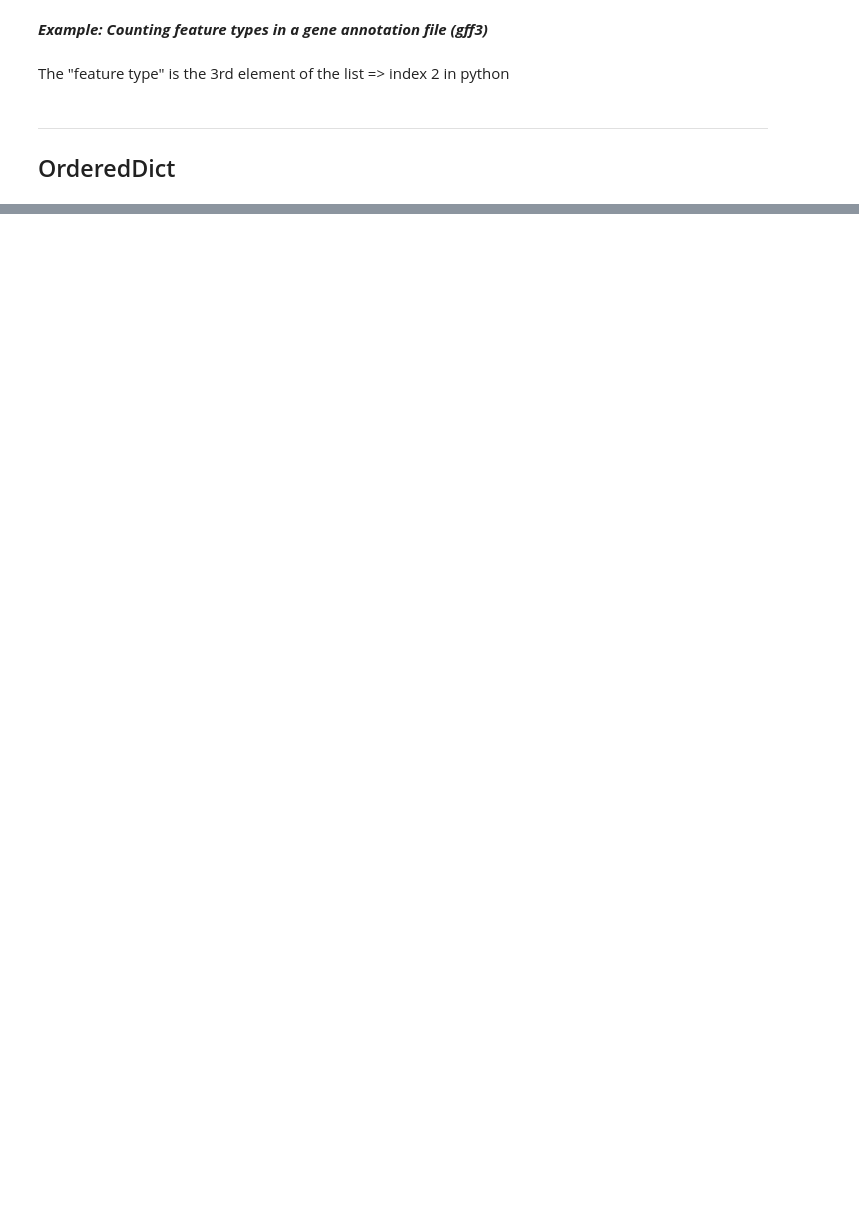
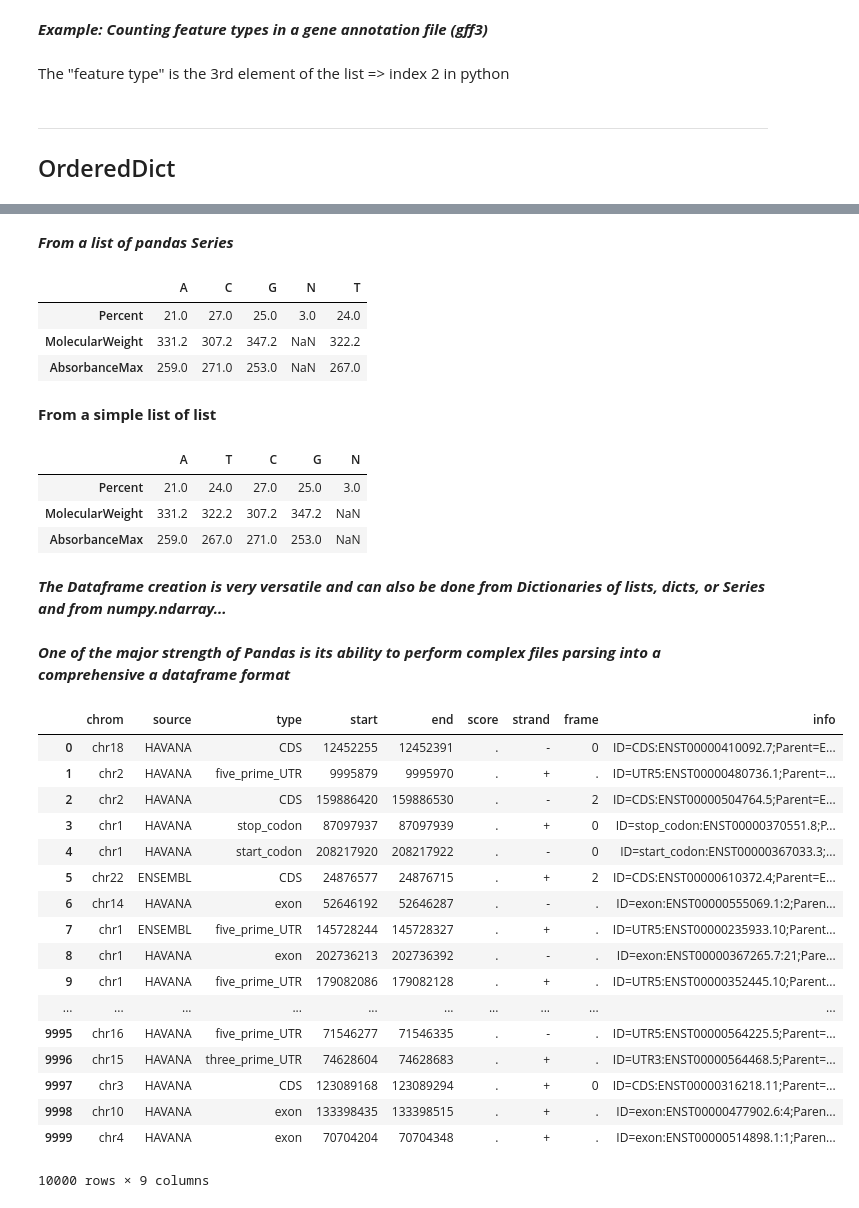
Before and after one commit to mgalardini/2016_python_course, a Jupyter notebook: notebooks/[2]-Advanced_data_structures-and-file-parsing.ipynb, the cells around one changed output, grey strips where cells are left out. Saved outputs shown, nothing was run; the diff lists cells and outputs as text; code cells hidden in the pictures; blank space fills up the shorter version.

```diff
--- a/notebooks/[2]-Advanced_data_structures-and-file-parsing.ipynb
+++ b/notebooks/[2]-Advanced_data_structures-and-file-parsing.ipynb
@@ -126,0 +321,52 @@ SyntaxError: invalid syntax (<ipython-input-29-c04425c6df47>, line 1)
+# %% [markdown]
+***From a list of pandas Series***
+# %%
+series_list = [
+    pd.Series({'A':21.0, 'T':24.0, 'C':27.0, 'G':25.0, 'N':3.0}, name="Percent"),
+    pd.Series({'A':331.2, 'T':322.2, 'C':307.2, 'G':347.2, 'N':None}, name="MolecularWeight"),
+    pd.Series({'A':259, 'T':267, 'C':271, 'G':253, 'N':None}, name="AbsorbanceMax")]
+
+pd.DataFrame(series_list)
+# %% [output]
+|  | A | C | G | N | T |
+| Percent | 21.0 | 27.0 | 25.0 | 3.0 | 24.0 |
+| MolecularWeight | 331.2 | 307.2 | 347.2 | NaN | 322.2 |
+| AbsorbanceMax | 259.0 | 271.0 | 253.0 | NaN | 267.0 |
+# %% [markdown]
+**From a simple list of list**
+# %%
+list_list = [[21.0, 24.0, 27.0, 25.0, 3.0], [331.2, 322.2, 307.2, 347.2, None], [259, 267, 271, 253, None]]
+column_list = ['A', 'T', 'C', 'G', 'N']
+index_list = ["Percent", "MolecularWeight", "AbsorbanceMax"]
+
+pd.DataFrame(list_list, index=index_list, columns=column_list)
+# %% [output]
+|  | A | T | C | G | N |
+| Percent | 21.0 | 24.0 | 27.0 | 25.0 | 3.0 |
+| MolecularWeight | 331.2 | 322.2 | 307.2 | 347.2 | NaN |
+| AbsorbanceMax | 259.0 | 267.0 | 271.0 | 253.0 | NaN |
+# %% [markdown]
+***The Dataframe creation is very versatile and can also be done from Dictionaries of lists, dicts, or Series and from numpy.ndarray...***
+# %% [markdown]
+***One of the major strength of Pandas is its ability to perform complex files parsing into a comprehensive a dataframe format***
+# %%
+pd.read_table("../data/gencode_random.gff3", sep="\t", names =["chrom", "source", "type", "start", "end", "score", "strand", "frame", "info"])
+# %% [output]
+|  | chrom | source | type | start | end | score | strand | frame | info |
+| 0 | chr18 | HAVANA | CDS | 12452255 | 12452391 | . | - | 0 | ID=CDS:ENST00000410092.7;Parent=E... |
+| 1 | chr2 | HAVANA | five_prime_UTR | 9995879 | 9995970 | . | + | . | ID=UTR5:ENST00000480736.1;Parent=... |
+| 2 | chr2 | HAVANA | CDS | 159886420 | 159886530 | . | - | 2 | ID=CDS:ENST00000504764.5;Parent=E... |
+| 3 | chr1 | HAVANA | stop_codon | 87097937 | 87097939 | . | + | 0 | ID=stop_codon:ENST00000370551.8;P... |
+| 4 | chr1 | HAVANA | start_codon | 208217920 | 208217922 | . | - | 0 | ID=start_codon:ENST00000367033.3;... |
+| 5 | chr22 | ENSEMBL | CDS | 24876577 | 24876715 | . | + | 2 | ID=CDS:ENST00000610372.4;Parent=E... |
+| 6 | chr14 | HAVANA | exon | 52646192 | 52646287 | . | - | . | ID=exon:ENST00000555069.1:2;Paren... |
+| 7 | chr1 | ENSEMBL | five_prime_UTR | 145728244 | 145728327 | . | + | . | ID=UTR5:ENST00000235933.10;Parent... |
+| 8 | chr1 | HAVANA | exon | 202736213 | 202736392 | . | - | . | ID=exon:ENST00000367265.7:21;Pare... |
+| 9 | chr1 | HAVANA | five_prime_UTR | 179082086 | 179082128 | . | + | . | ID=UTR5:ENST00000352445.10;Parent... |
+| ... | ... | ... | ... | ... | ... | ... | ... | ... | ... |
+| 9995 | chr16 | HAVANA | five_prime_UTR | 71546277 | 71546335 | . | - | . | ID=UTR5:ENST00000564225.5;Parent=... |
+| 9996 | chr15 | HAVANA | three_prime_UTR | 74628604 | 74628683 | . | + | . | ID=UTR3:ENST00000564468.5;Parent=... |
+| 9997 | chr3 | HAVANA | CDS | 123089168 | 123089294 | . | + | 0 | ID=CDS:ENST00000316218.11;Parent=... |
+| 9998 | chr10 | HAVANA | exon | 133398435 | 133398515 | . | + | . | ID=exon:ENST00000477902.6:4;Paren... |
+| 9999 | chr4 | HAVANA | exon | 70704204 | 70704348 | . | + | . | ID=exon:ENST00000514898.1:1;Paren... |
+10000 rows × 9 columns
```
Also changed, not shown: parts of 43 cells of this notebook, 1 other file.
